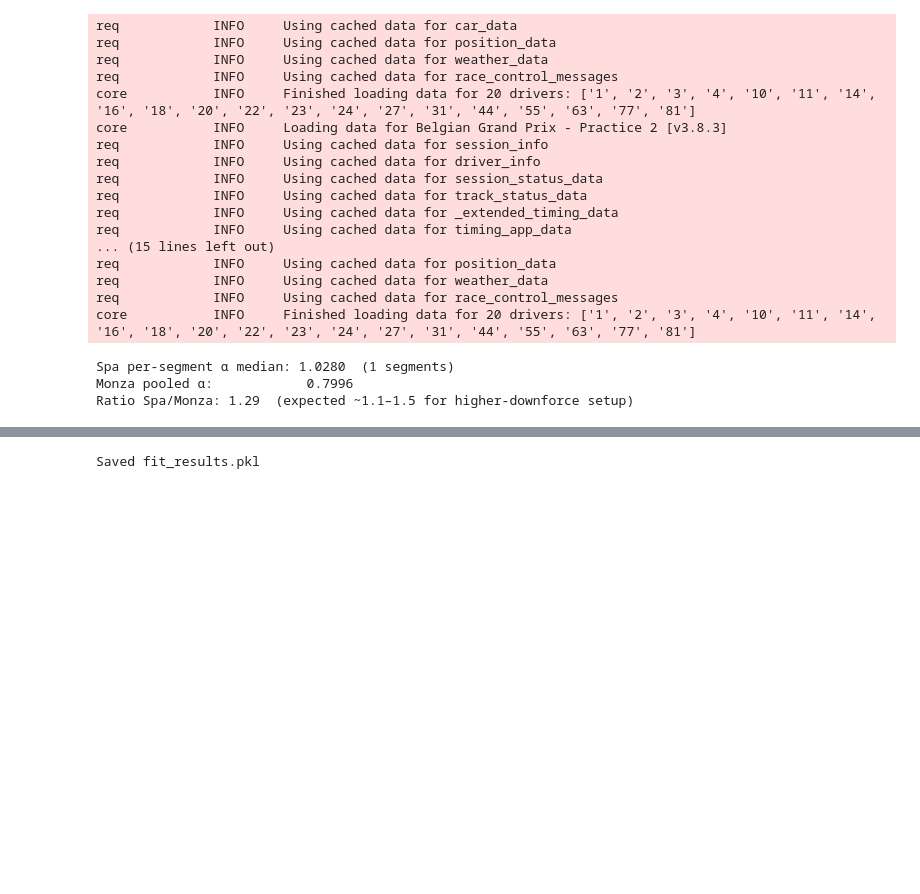
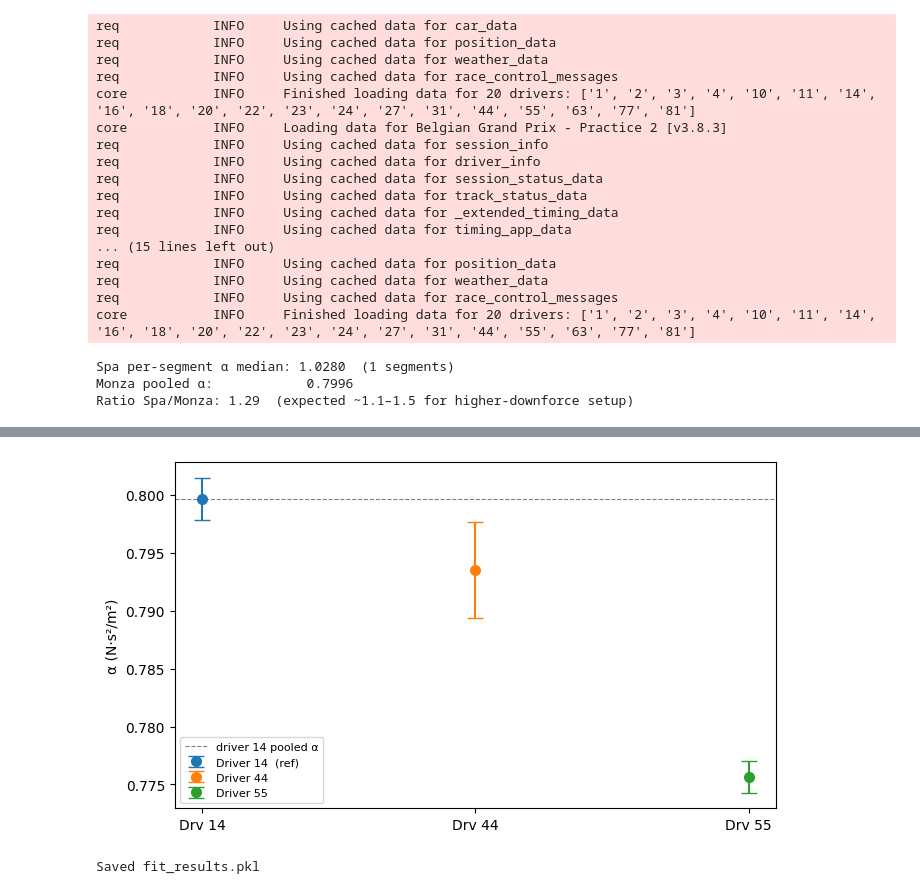
Before and after one commit to andrewcoyle1/f1-telemetry-aero, a Jupyter notebook: notebooks/02_coastdown_fit.ipynb, the cells around one changed output, grey strips where cells are left out. Drawn from its saved outputs; the diff is of its cells as text; code cells hidden in the pictures; blank space fills up the shorter version.

```diff
--- a/notebooks/02_coastdown_fit.ipynb
+++ b/notebooks/02_coastdown_fit.ipynb
@@ -534,0 +526,79 @@ Ratio Spa/Monza: 1.29  (expected ~1.1–1.5 for higher-downforce setup)
+# %%
+comparison_drivers = ['44', '55']
+driver_alpha = {'14': (alpha_p, alpha_std_p)}  # reference from pooled fit above
+
+for drv in comparison_drivers:
+    drv_results = []
+    drv_segs    = []
+    for session_name in ['FP1', 'FP2', 'FP3']:
+        try:
+            sess = fastf1.get_session(2024, 'Monza', session_name)
+            sess.load(telemetry=True, weather=True)
+        except Exception:
+            continue
+        rho_s = air_density(sess.weather_data['AirTemp'].mean(),
+                            sess.weather_data['Pressure'].mean())
+        laps = sess.laps.pick_drivers(drv)
+        laps = laps[laps['LapNumber'] > 1]
+        for _, lap in laps.iterrows():
+            lap_num = int(lap['LapNumber'])
+            m = car_mass(lap_num)
+            try:
+                tel = lap.get_telemetry()
+            except Exception:
+                continue
+            segs = extract_coastdown_segments(
+                tel, min_duration=0.5, min_speed_kmh=120.0, throttle_threshold=5.0)
+            for seg in segs:
+                drs_open = segment_drs_state(seg)
+                r = fit_segment(seg, m, rho_s, drs_open, lap_num, beta_fixed=BETA_FIXED)
+                if r is not None and r.r2 >= 0.90:
+                    drv_results.append(r)
+                    drv_segs.append(seg)
+
+    if len(drv_results) >= 2:
+        pooled = fit_segments_pooled(
+            drv_segs,
+            [r.m for r in drv_results],
+            [r.drs_open for r in drv_results],
+            [r.lap_number for r in drv_results],
+            seed_results=drv_results,
+            beta_fixed=BETA_FIXED,
+        )
+        if pooled:
+            driver_alpha[drv] = (pooled[0].alpha, pooled[0].alpha_std)
+        else:
+            driver_alpha[drv] = (float(np.median([r.alpha for r in drv_results])),
+                                 float(np.std([r.alpha for r in drv_results])))
+    elif drv_results:
+        driver_alpha[drv] = (drv_results[0].alpha, float('nan'))
+    else:
+        driver_alpha[drv] = (float('nan'), float('nan'))
+
+print('Driver α comparison — Monza 2024 (same circuit, same conditions):')
+for drv, (a, a_std) in driver_alpha.items():
+    ref = '  ← reference' if drv == '14' else ''
+    a_str = f'{a:.4f} ± {a_std:.4f}' if np.isfinite(a) else 'insufficient data'
+    print(f'  Driver {drv}: α = {a_str}{ref}')
+
+alphas = [v[0] for v in driver_alpha.values() if np.isfinite(v[0])]
+if len(alphas) > 1:
+    spread = (max(alphas) - min(alphas)) / np.mean(alphas) * 100
+    verdict = 'driver effect is small' if spread < 10 else 'driver effect is non-negligible'
+    print(f'\nInter-driver α spread: {spread:.1f}%  (circuit effect = 35% — {verdict})')
+
+fig, ax = plt.subplots(figsize=(7, 4))
+for i, (drv, (a, a_std)) in enumerate(driver_alpha.items()):
+    if np.isfinite(a):
+        label = f'Driver {drv}{"  (ref)" if drv == "14" else ""}'
+        ax.errorbar(i, a, yerr=a_std if np.isfinite(a_std) else 0,
+                    fmt='o', capsize=6, ms=7, label=label)
+ax.set_xticks(range(len(driver_alpha)))
+ax.set_xticklabels([f'Drv {d}' for d in driver_alpha])
+ax.set_ylabel('α (N·s²/m²)')
+ax.axhline(alpha_p, color='gray', linestyle='--', lw=0.8, label='driver 14 pooled α')
+ax.legend(fontsize=8)
+plt.tight_layout()
+plt.savefig('../results/figures/02_driver_alpha_comparison.png', dpi=150)
+plt.show()
+# %% [output]
@@ -535,3 +628,4 @@ Ratio Spa/Monza: 1.29  (expected ~1.1–1.5 for higher-downforce setup)
+[figure, added]
 # %%
 import pickle
 with open('../results/fit_results.pkl', 'wb') as f:
```
Also changed, not shown: parts of 3 cells of this notebook, 6 other files.
